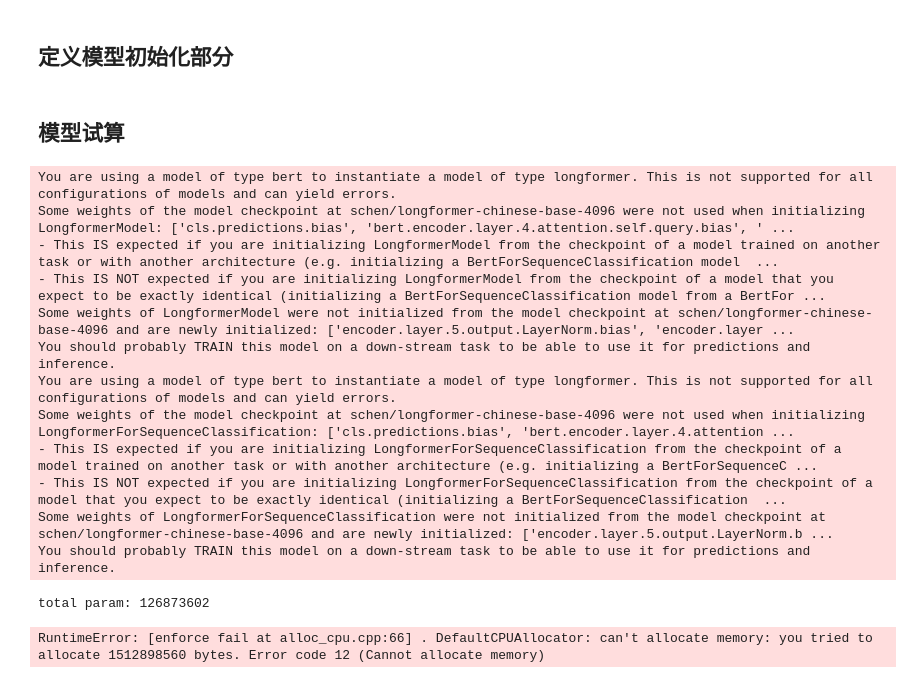
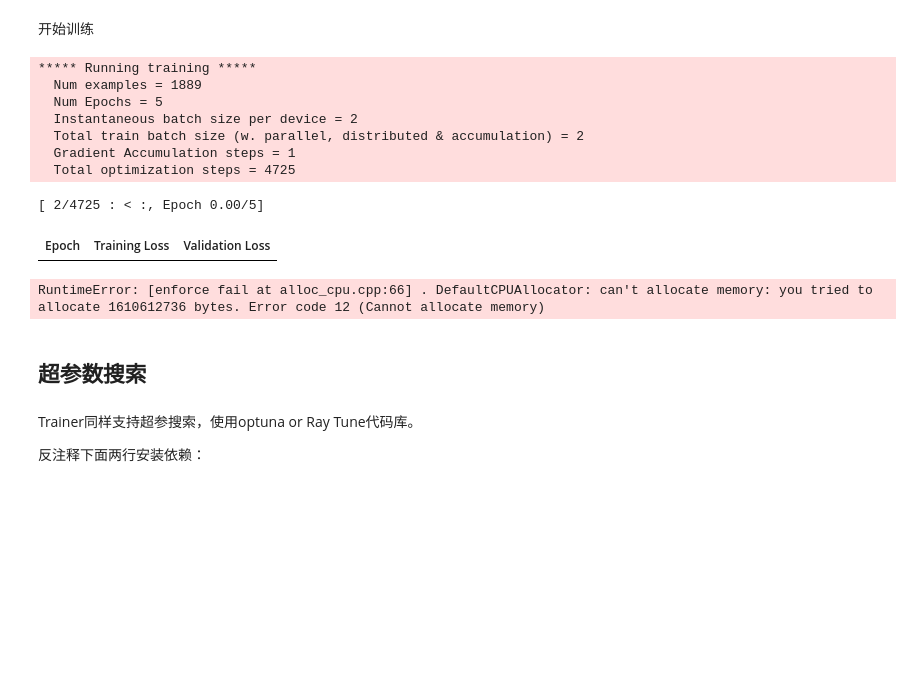
Before and after one commit to ChocolateLi/Pytorch, a Jupyter notebook: SentimentAnalysis/model/Longformer_SentimentAnalysis_2.0.ipynb, the cells around one changed output. Cells and saved outputs as stored; diff of their text form; code cells hidden in the pictures; blank space fills up the shorter version.

Commit message:
longformer模型情感分类模型

```diff
--- a/SentimentAnalysis/model/Longformer_SentimentAnalysis_2.0.ipynb
+++ b/SentimentAnalysis/model/Longformer_SentimentAnalysis_2.0.ipynb
@@ -117,2 +457,21 @@ Linear(in_features=768, out_features=2, bias=True)
+# %% [markdown]
+开始训练
+# %%
+trainer.train()
+# %% [output]
+***** Running training *****
+  Num examples = 1889
+  Num Epochs = 5
+  Instantaneous batch size per device = 2
+  Total train batch size (w. parallel, distributed & accumulation) = 2
+  Gradient Accumulation steps = 1
+  Total optimization steps = 4725
+[ 2/4725 : < :, Epoch 0.00/5]
+| Epoch | Training Loss | Validation Loss |
+RuntimeError: [enforce fail at alloc_cpu.cpp:66] . DefaultCPUAllocator: can't allocate memory: you tried to allocate 1610612736 bytes. Error code 12 (Cannot allocate memory)
+# %% [markdown]
+## 超参数搜索
 # %% [markdown]
-## 定义模型初始化部分
+Trainer同样支持超参搜索，使用optuna or Ray Tune代码库。
+
+反注释下面两行安装依赖：
@@ -151,27 +477,0 @@ class Model(torch.nn.Module):
-# %% [markdown]
-## 模型试算
-# %%
-model = Model()
-
-# 统计参数量
-total = sum(p.numel() for p in model.parameters())
-print("total param:",total)
-
-out = model(**data)
-
-out['loss'],out['logits'].shape
-# %% [output]
-You are using a model of type bert to instantiate a model of type longformer. This is not supported for all configurations of models and can yield errors.
-Some weights of the model checkpoint at schen/longformer-chinese-base-4096 were not used when initializing LongformerModel: ['cls.predictions.bias', 'bert.encoder.layer.4.attention.self.query.bias', ' ...
-- This IS expected if you are initializing LongformerModel from the checkpoint of a model trained on another task or with another architecture (e.g. initializing a BertForSequenceClassification model  ...
-- This IS NOT expected if you are initializing LongformerModel from the checkpoint of a model that you expect to be exactly identical (initializing a BertForSequenceClassification model from a BertFor ...
-Some weights of LongformerModel were not initialized from the model checkpoint at schen/longformer-chinese-base-4096 and are newly initialized: ['encoder.layer.5.output.LayerNorm.bias', 'encoder.layer ...
-You should probably TRAIN this model on a down-stream task to be able to use it for predictions and inference.
-You are using a model of type bert to instantiate a model of type longformer. This is not supported for all configurations of models and can yield errors.
-Some weights of the model checkpoint at schen/longformer-chinese-base-4096 were not used when initializing LongformerForSequenceClassification: ['cls.predictions.bias', 'bert.encoder.layer.4.attention ...
-- This IS expected if you are initializing LongformerForSequenceClassification from the checkpoint of a model trained on another task or with another architecture (e.g. initializing a BertForSequenceC ...
-- This IS NOT expected if you are initializing LongformerForSequenceClassification from the checkpoint of a model that you expect to be exactly identical (initializing a BertForSequenceClassification  ...
-Some weights of LongformerForSequenceClassification were not initialized from the model checkpoint at schen/longformer-chinese-base-4096 and are newly initialized: ['encoder.layer.5.output.LayerNorm.b ...
-You should probably TRAIN this model on a down-stream task to be able to use it for predictions and inference.
-total param: 126873602
-RuntimeError: [enforce fail at alloc_cpu.cpp:66] . DefaultCPUAllocator: can't allocate memory: you tried to allocate 1512898560 bytes. Error code 12 (Cannot allocate memory)
```
Also changed, not shown: parts of 71 cells of this notebook, 1 other file.
